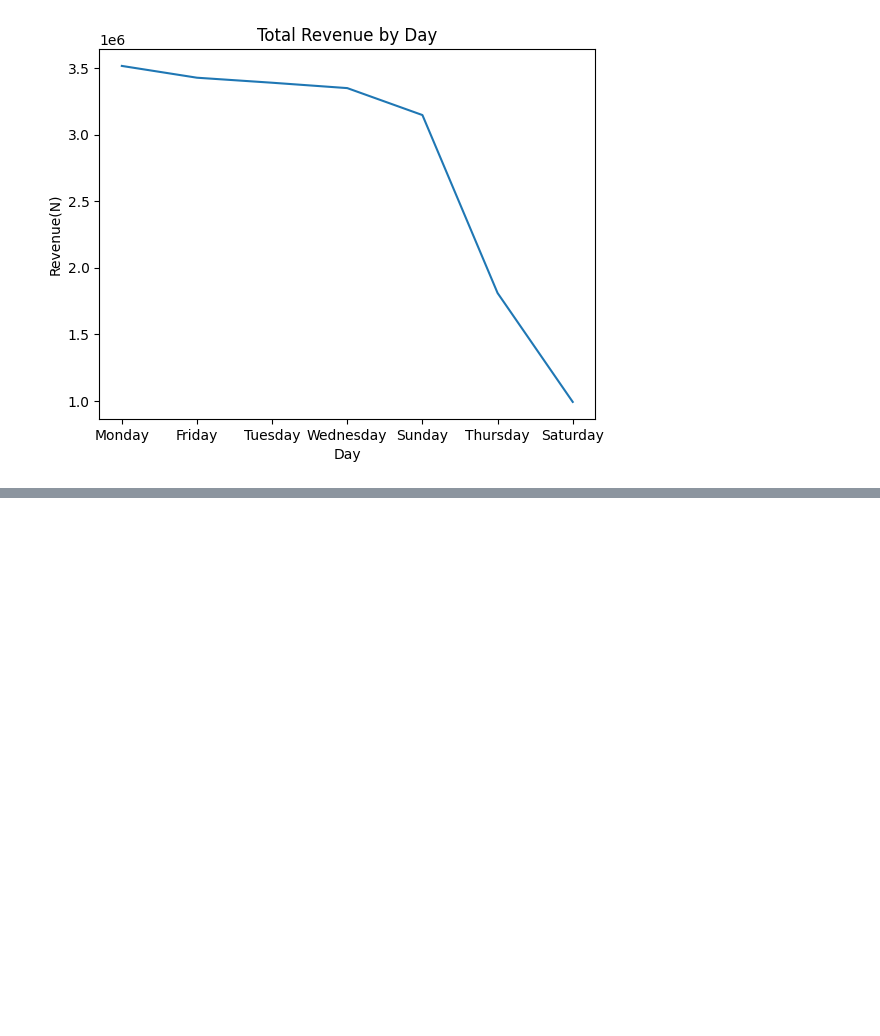
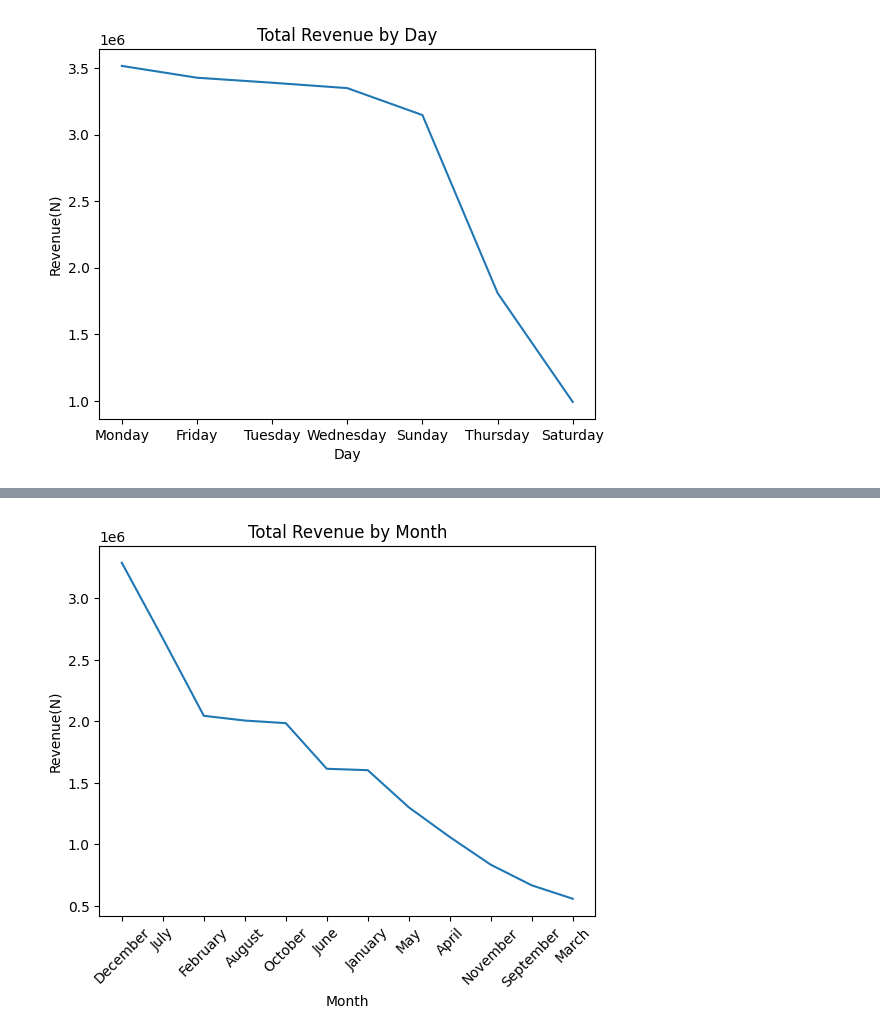
Before and after one commit to Hardemiyiwa/AI_Engineer, a Jupyter notebook: my_task/week_6/victor_ademuyiwa_task14/task14.ipynb, the cells around one changed output, grey strips where cells are left out. Cells and saved outputs as stored; diff of their text form; code cells hidden in the pictures; blank space fills up the shorter version.

```diff
--- a/my_task/week_6/victor_ademuyiwa_task14/task14.ipynb
+++ b/my_task/week_6/victor_ademuyiwa_task14/task14.ipynb
@@ -468,3 +468,7 @@ plt.title("Total Revenue by Day")
 plt.show()
 # %% [output]
 [figure]
+# %%
+# 5. Total revenue by month
+Total_revenue_by_month = df.groupby("Month")["Revenue(N)"].sum().sort_values(ascending=False)
+Total_revenue_by_month
@@ -470,0 +490,10 @@ plt.show()
+# %%
+# plot using searborn line chart
+sns.lineplot(x = Total_revenue_by_month.index, y = Total_revenue_by_month.values)
+plt.xlabel("Month")
+plt.ylabel("Revenue(N)")
+plt.xticks(rotation = 45)
+plt.title("Total Revenue by Month")
+plt.show()
+# %% [output]
+[figure, added]
```
Also changed, not shown: parts of 3 cells of this notebook.
